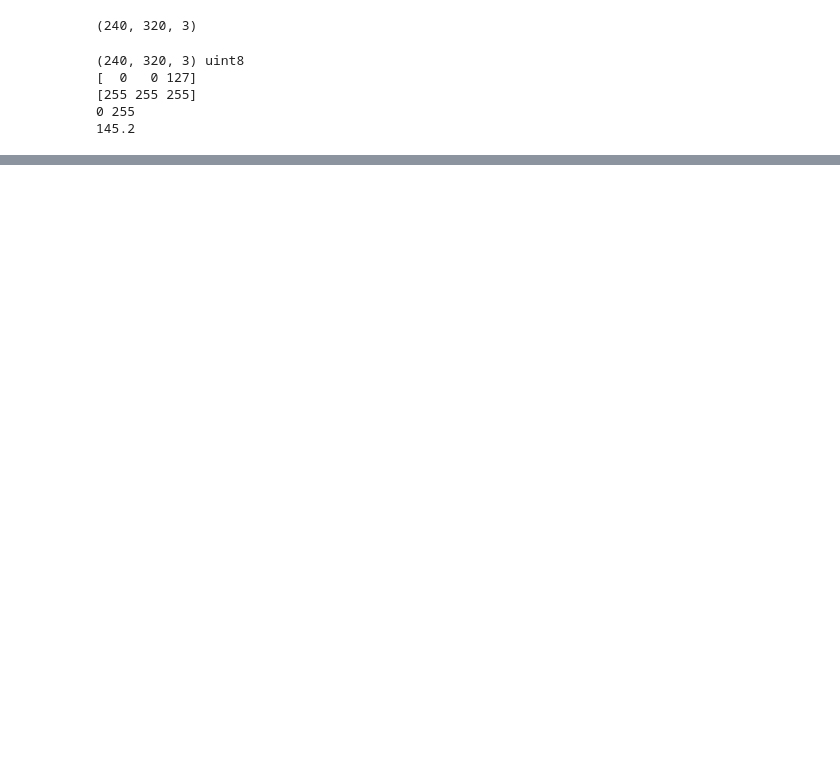
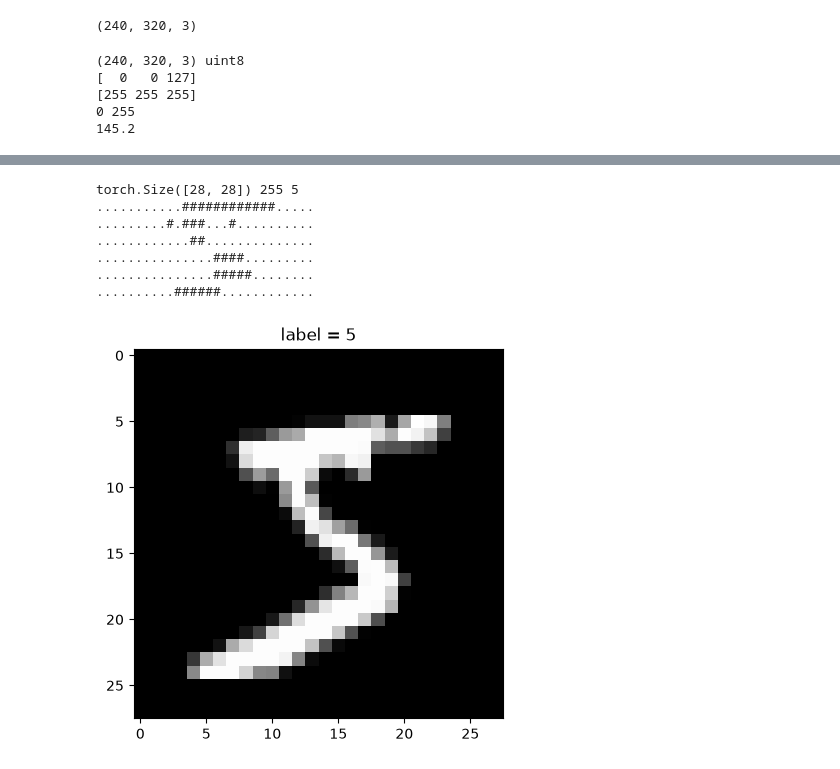
Before and after one commit to taesub0204/python, a Jupyter notebook: 2학기_딥러닝프로그래밍/week3/resize.ipynb, the cells around one changed output, grey strips where cells are left out. Saved outputs shown, nothing was run; the diff lists cells and outputs as text; code cells hidden in the pictures; blank space fills up the shorter version.

```diff
--- a/2학기_딥러닝프로그래밍/week3/resize.ipynb
+++ b/2학기_딥러닝프로그래밍/week3/resize.ipynb
@@ -49,0 +56,21 @@ SyntaxError: invalid syntax (3555198155.py, line 11)
+# %%
+#예제 3-3 손글씨 한장 > 숫자표> 글자로 찍기
+import matplotlib.pyplot as plt
+import torch
+from torchvision import datasets
+mnist = datasets.MNIST(root="data", train=True, download=True) # 첫 실행 시 다운로드
+img, label = mnist[0] #0 번째 샘플:(PIL이미지, 정답)
+t = torch.tensor(list(img.getdata())).view(28, 28) #픽셀 > (28, 28)
+print(t.shape, t.max().item(), label) # > torch.Size([28, 28]) 255 5
+for row in t[6:22:3]: #ASCII 아트(3줄마다)
+    print("".join("#" if v > 128 else "." for v in row))
+plt.imshow(t.numpy(), cmap="gray"); plt.title(f"label = {label}"); plt.show()
+# %% [output]
+torch.Size([28, 28]) 255 5
+...........############.....
+.........#.###...#..........
+............##..............
+...............####.........
+...............#####........
+..........######............
+[figure, added]
```
Also changed, not shown: parts of 2 cells of this notebook, 4 other files.
